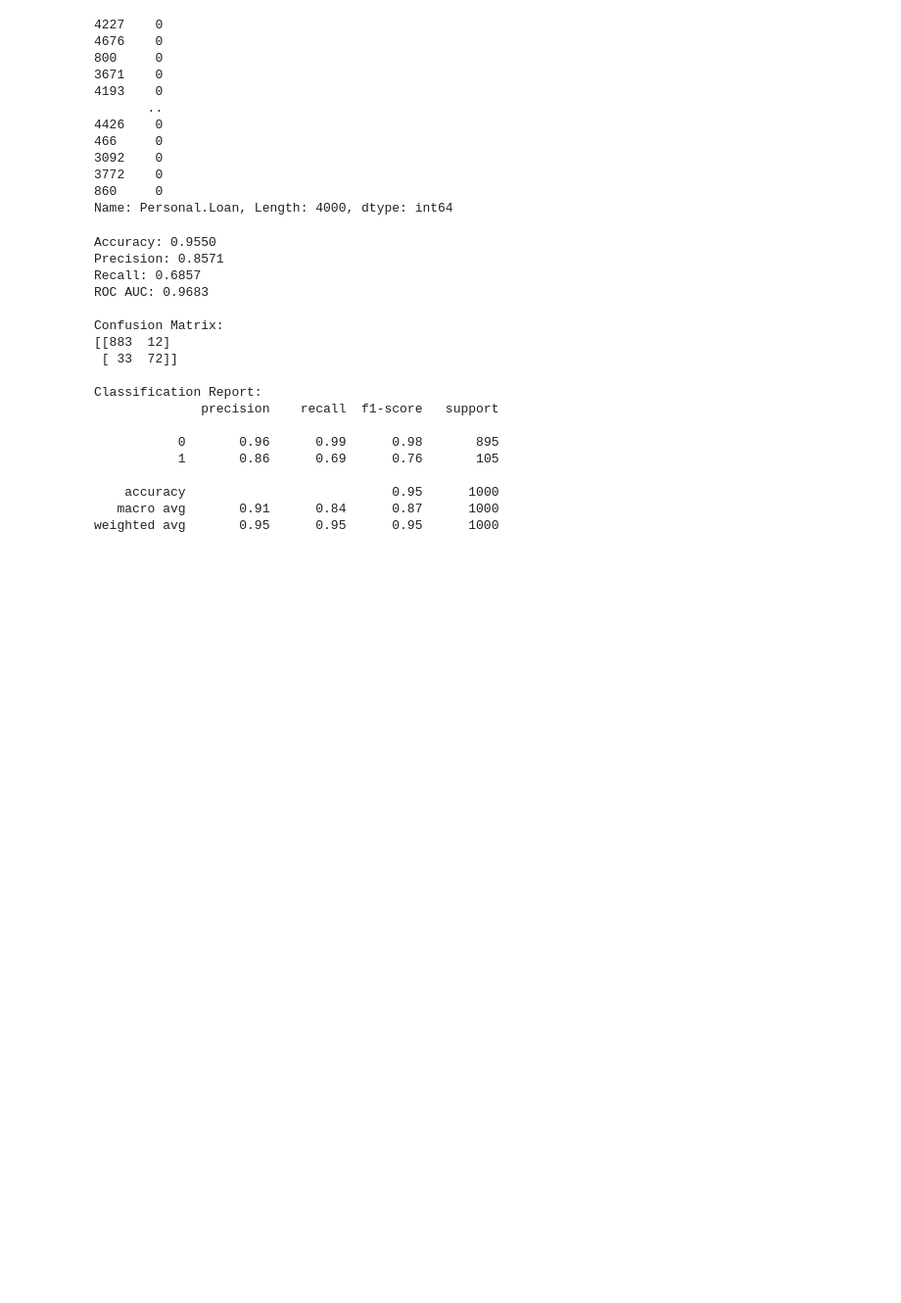
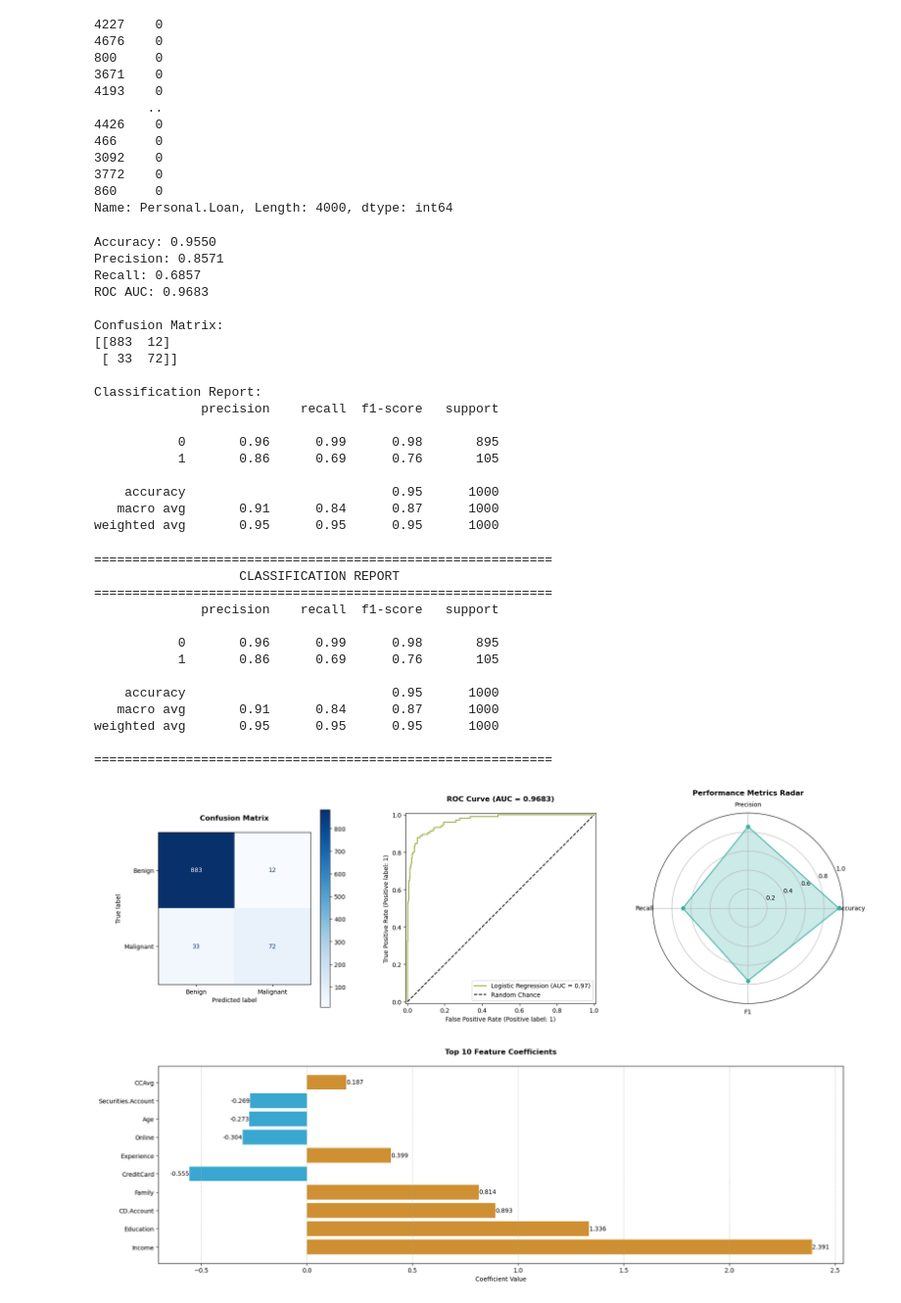
Before and after one commit to Alhusuly10/Regression-problem, a Jupyter notebook: classification problems/Bank Loan.ipynb, the cells around one changed output. Shown: that part at 98% size. Cells and saved outputs as stored; diff of their text form; code cells hidden in the pictures; blank space fills up the shorter version.

Commit message:
Results visualization

```diff
--- a/classification problems/Bank Loan.ipynb
+++ b/classification problems/Bank Loan.ipynb
@@ -326,0 +430,18 @@ weighted avg       0.95      0.95      0.95      1000
+# %%
+metrics = logistic_regression_model(X_train, X_test, y_train, y_test)
+visualize_model_results(metrics, X_test, y_test, feature_names=X_train.columns)
+# %% [output]
+============================================================
+                   CLASSIFICATION REPORT
+============================================================
+              precision    recall  f1-score   support
+
+           0       0.96      0.99      0.98       895
+           1       0.86      0.69      0.76       105
+
+    accuracy                           0.95      1000
+   macro avg       0.91      0.84      0.87      1000
+weighted avg       0.95      0.95      0.95      1000
+
+============================================================
+[figure, added]
```
Also changed, not shown: parts of 2 cells of this notebook.
